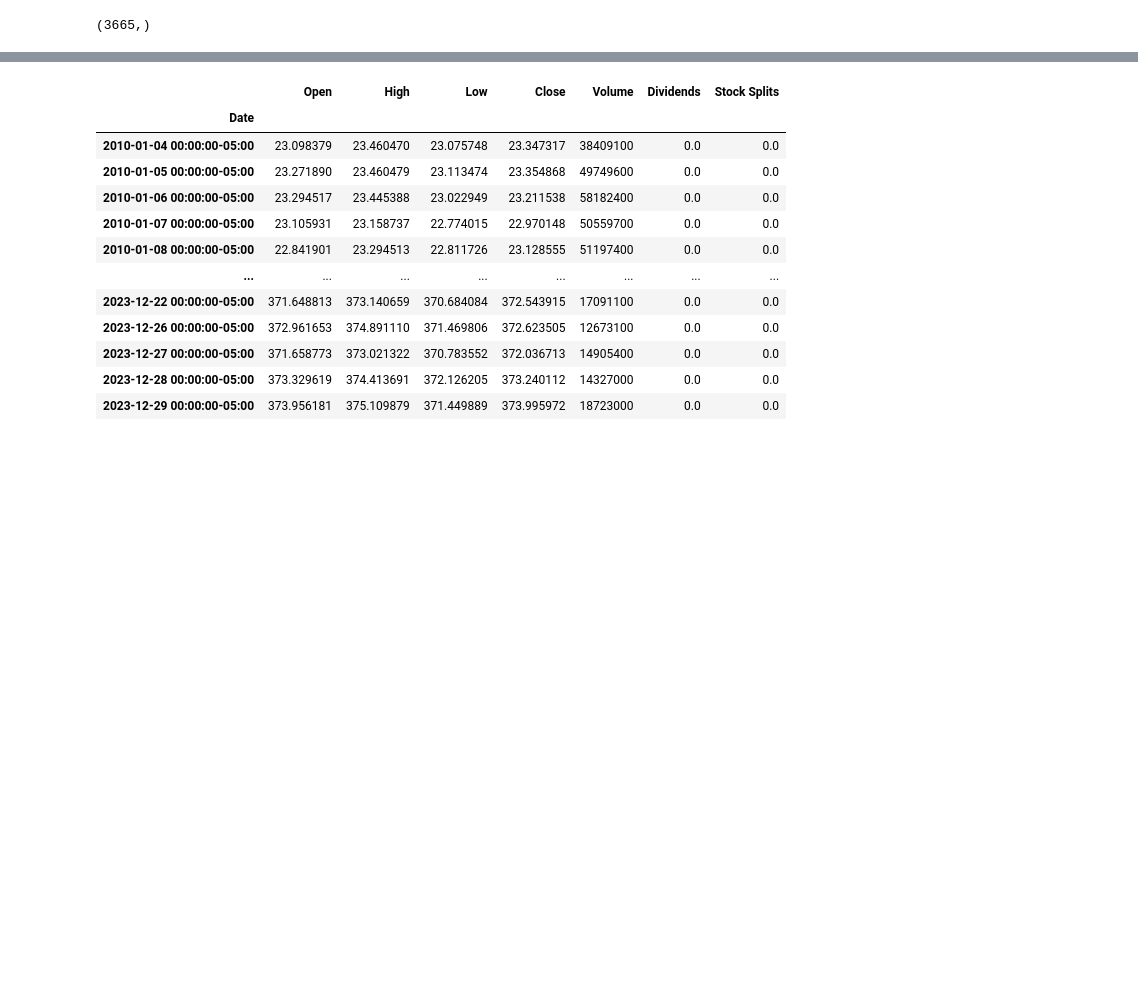
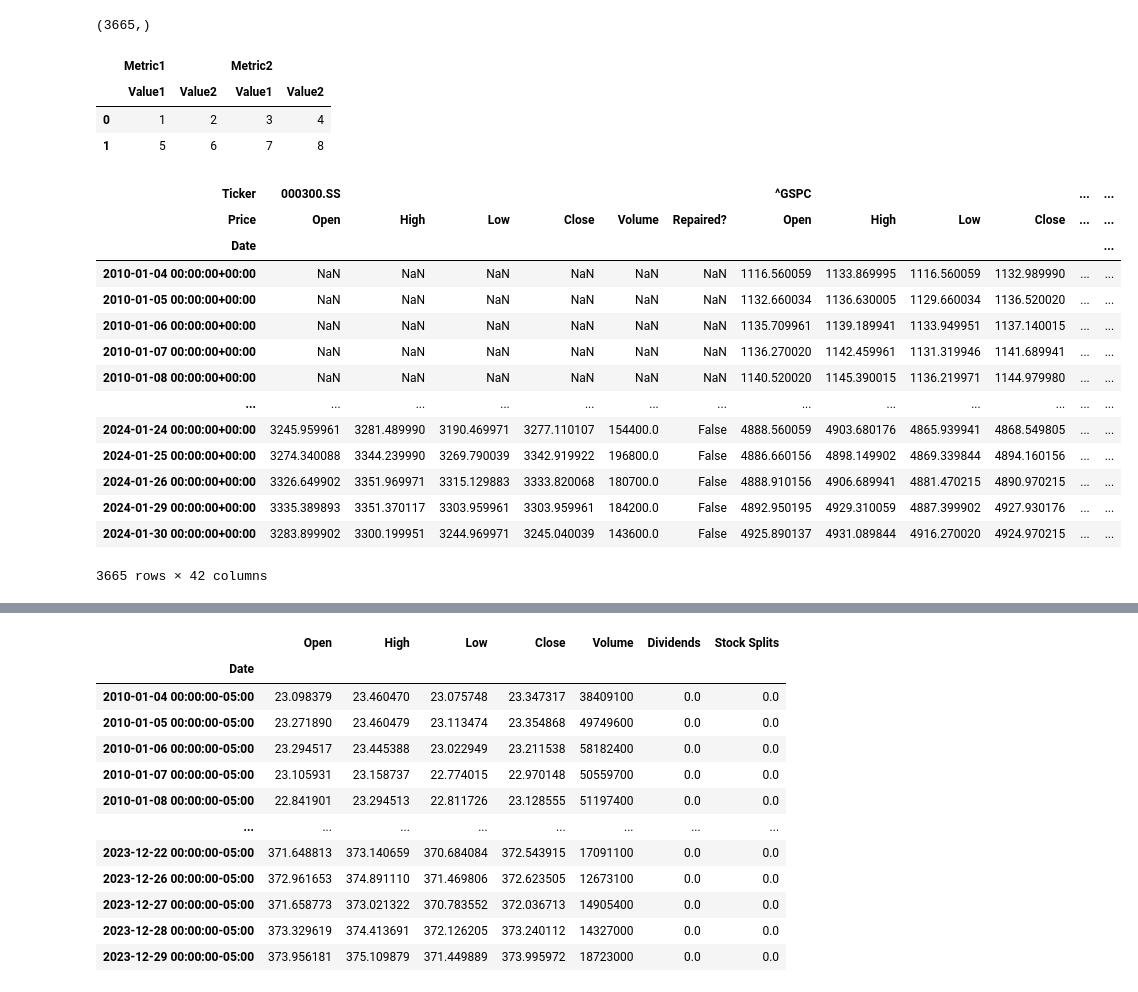
Before and after one commit to PsuperX/stocks-prediction-labia, a Jupyter notebook: notebooks/00-testing.ipynb, the cells around one changed output, grey strips where cells are left out. Saved outputs shown, nothing was run; the diff lists cells and outputs as text; code cells hidden in the pictures; blank space fills up the shorter version.

```diff
--- a/notebooks/00-testing.ipynb
+++ b/notebooks/00-testing.ipynb
@@ -49,3 +49,39 @@ data.to_pickle("raw.pkl")
 data["DJIA"].to_numpy()[:, 1].shape
 # %% [output]
 (3665,)
+# %%
+import pandas as pd
+
+arrays = [
+    ['Metric1', 'Metric1', 'Metric2', 'Metric2'],
+    ['Value1', 'Value2', 'Value1', 'Value2']
+]
+columns = pd.MultiIndex.from_arrays(arrays)
+data = pd.DataFrame([[1, 2, 3, 4], [5, 6, 7, 8]], columns=columns)
+data
+# %% [output]
+|  | Metric1 |  | Metric2 |  |
+|  | Value1 | Value2 | Value1 | Value2 |
+| 0 | 1 | 2 | 3 | 4 |
+| 1 | 5 | 6 | 7 | 8 |
+# %%
+for ticker in data.columns.levels[0]:
+    data[(ticker, 'Dollar_Volume')] = data[(ticker, 'Close')] * data[(ticker, 'Volume')]
+
+data
+# %% [output]
+| Ticker | 000300.SS |  |  |  |  |  | ^GSPC |  |  |  | ... | ... |
+| Price | Open | High | Low | Close | Volume | Repaired? | Open | High | Low | Close | ... | ... |
+| Date |  |  |  |  |  |  |  |  |  |  |  | ... |
+| 2010-01-04 00:00:00+00:00 | NaN | NaN | NaN | NaN | NaN | NaN | 1116.560059 | 1133.869995 | 1116.560059 | 1132.989990 | ... | ... |
+| 2010-01-05 00:00:00+00:00 | NaN | NaN | NaN | NaN | NaN | NaN | 1132.660034 | 1136.630005 | 1129.660034 | 1136.520020 | ... | ... |
+| 2010-01-06 00:00:00+00:00 | NaN | NaN | NaN | NaN | NaN | NaN | 1135.709961 | 1139.189941 | 1133.949951 | 1137.140015 | ... | ... |
+| 2010-01-07 00:00:00+00:00 | NaN | NaN | NaN | NaN | NaN | NaN | 1136.270020 | 1142.459961 | 1131.319946 | 1141.689941 | ... | ... |
+| 2010-01-08 00:00:00+00:00 | NaN | NaN | NaN | NaN | NaN | NaN | 1140.520020 | 1145.390015 | 1136.219971 | 1144.979980 | ... | ... |
+| ... | ... | ... | ... | ... | ... | ... | ... | ... | ... | ... | ... | ... |
+| 2024-01-24 00:00:00+00:00 | 3245.959961 | 3281.489990 | 3190.469971 | 3277.110107 | 154400.0 | False | 4888.560059 | 4903.680176 | 4865.939941 | 4868.549805 | ... | ... |
+| 2024-01-25 00:00:00+00:00 | 3274.340088 | 3344.239990 | 3269.790039 | 3342.919922 | 196800.0 | False | 4886.660156 | 4898.149902 | 4869.339844 | 4894.160156 | ... | ... |
+| 2024-01-26 00:00:00+00:00 | 3326.649902 | 3351.969971 | 3315.129883 | 3333.820068 | 180700.0 | False | 4888.910156 | 4906.689941 | 4881.470215 | 4890.970215 | ... | ... |
+| 2024-01-29 00:00:00+00:00 | 3335.389893 | 3351.370117 | 3303.959961 | 3303.959961 | 184200.0 | False | 4892.950195 | 4929.310059 | 4887.399902 | 4927.930176 | ... | ... |
+| 2024-01-30 00:00:00+00:00 | 3283.899902 | 3300.199951 | 3244.969971 | 3245.040039 | 143600.0 | False | 4925.890137 | 4931.089844 | 4916.270020 | 4924.970215 | ... | ... |
+3665 rows × 42 columns
```
Also changed, not shown: parts of 6 cells of this notebook, 3 other files.
